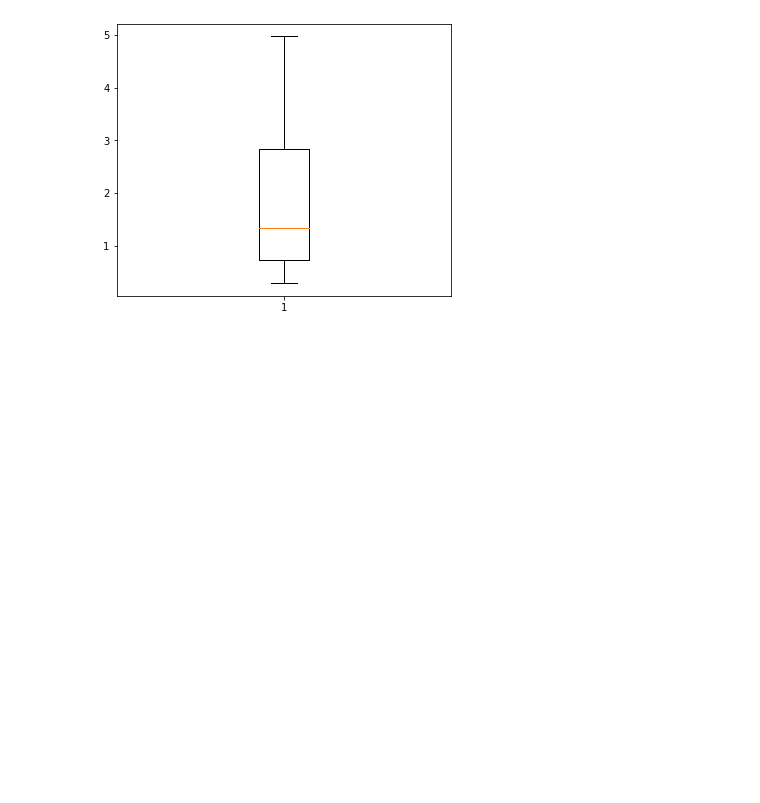
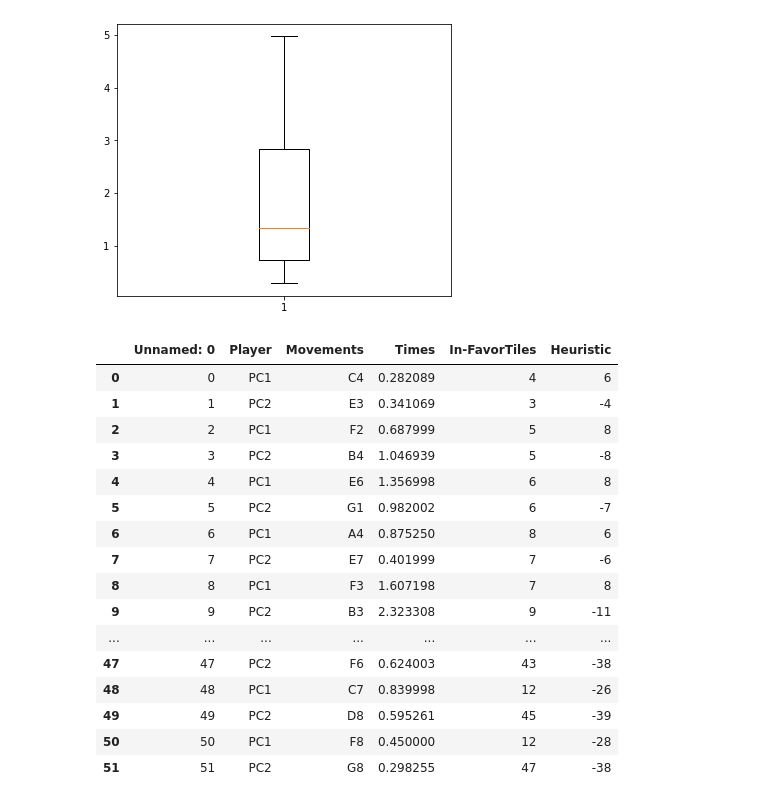
Before and after one commit to kevca87/UCB_SIN_Assignment3, a Jupyter notebook: times_analysis.ipynb, the cells around one changed output. Cells and saved outputs as stored; diff of their text form; code cells hidden in the pictures; blank space fills up the shorter version.

```diff
--- a/times_analysis.ipynb
+++ b/times_analysis.ipynb
@@ -68,3 +68,22 @@ plt.show()
 [figure]
 # %%
 df = pd.read_csv('movements_PC1_PC2_Depth4_OrderChange.csv')
+df
+# %% [output]
+|  | Unnamed: 0 | Player | Movements | Times | In-FavorTiles | Heuristic |
+| 0 | 0 | PC1 | C4 | 0.282089 | 4 | 6 |
+| 1 | 1 | PC2 | E3 | 0.341069 | 3 | -4 |
+| 2 | 2 | PC1 | F2 | 0.687999 | 5 | 8 |
+| 3 | 3 | PC2 | B4 | 1.046939 | 5 | -8 |
+| 4 | 4 | PC1 | E6 | 1.356998 | 6 | 8 |
+| 5 | 5 | PC2 | G1 | 0.982002 | 6 | -7 |
+| 6 | 6 | PC1 | A4 | 0.875250 | 8 | 6 |
+| 7 | 7 | PC2 | E7 | 0.401999 | 7 | -6 |
+| 8 | 8 | PC1 | F3 | 1.607198 | 7 | 8 |
+| 9 | 9 | PC2 | B3 | 2.323308 | 9 | -11 |
+| ... | ... | ... | ... | ... | ... | ... |
+| 47 | 47 | PC2 | F6 | 0.624003 | 43 | -38 |
+| 48 | 48 | PC1 | C7 | 0.839998 | 12 | -26 |
+| 49 | 49 | PC2 | D8 | 0.595261 | 45 | -39 |
+| 50 | 50 | PC1 | F8 | 0.450000 | 12 | -28 |
+| 51 | 51 | PC2 | G8 | 0.298255 | 47 | -38 |
```
Also changed, not shown: 5 other files.
